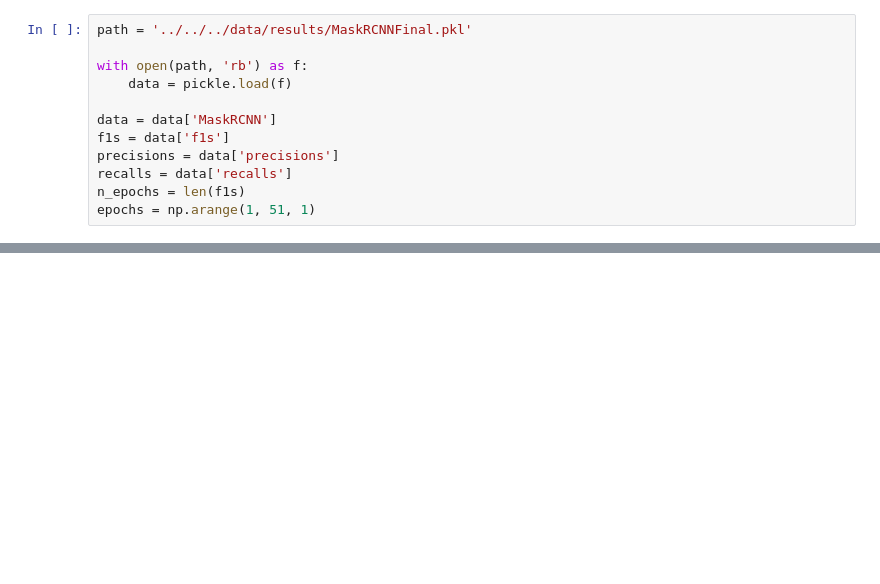
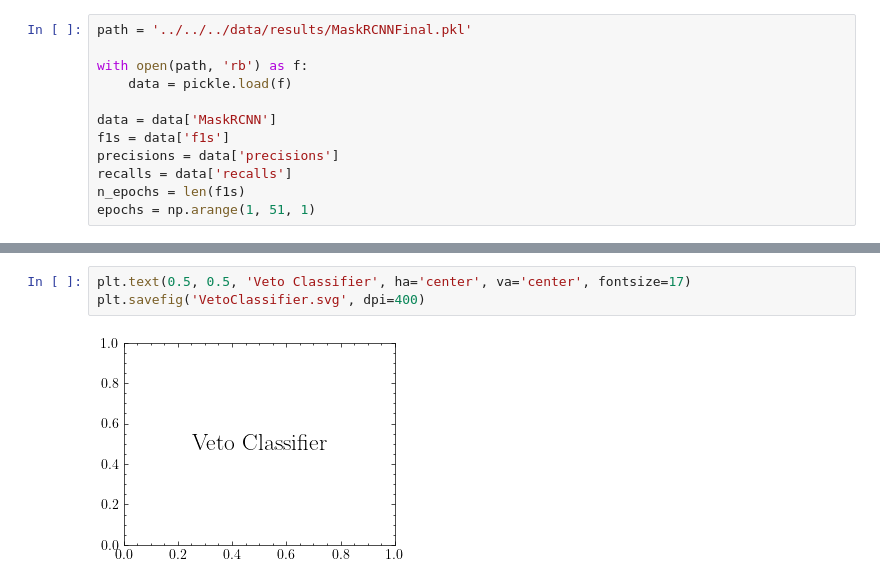
Before and after one commit to willhcm/scd-detection, a Jupyter notebook: code/notebooks/plots/model_metrics.ipynb, the cells around one changed output, grey strips where cells are left out. Saved outputs shown, nothing was run; the diff lists cells and outputs as text; blank space fills up the shorter version.

```diff
--- a/code/notebooks/plots/model_metrics.ipynb
+++ b/code/notebooks/plots/model_metrics.ipynb
@@ -103,0 +204,5 @@ plt.savefig('NonCVResults.svg', dpi=400)
+# %%
+plt.text(0.5, 0.5, 'Veto Classifier', ha='center', va='center', fontsize=17)
+plt.savefig('VetoClassifier.svg', dpi=400)
+# %% [output]
+[figure, added]
```
Also changed, not shown: parts of 14 cells of this notebook, 17 other files.
